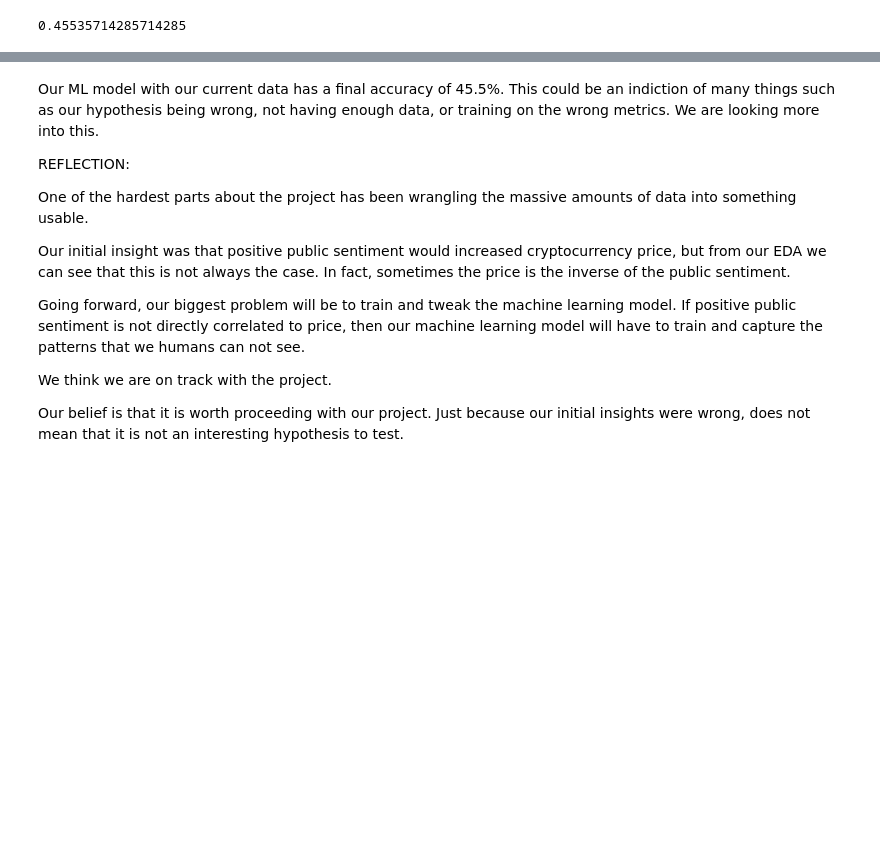
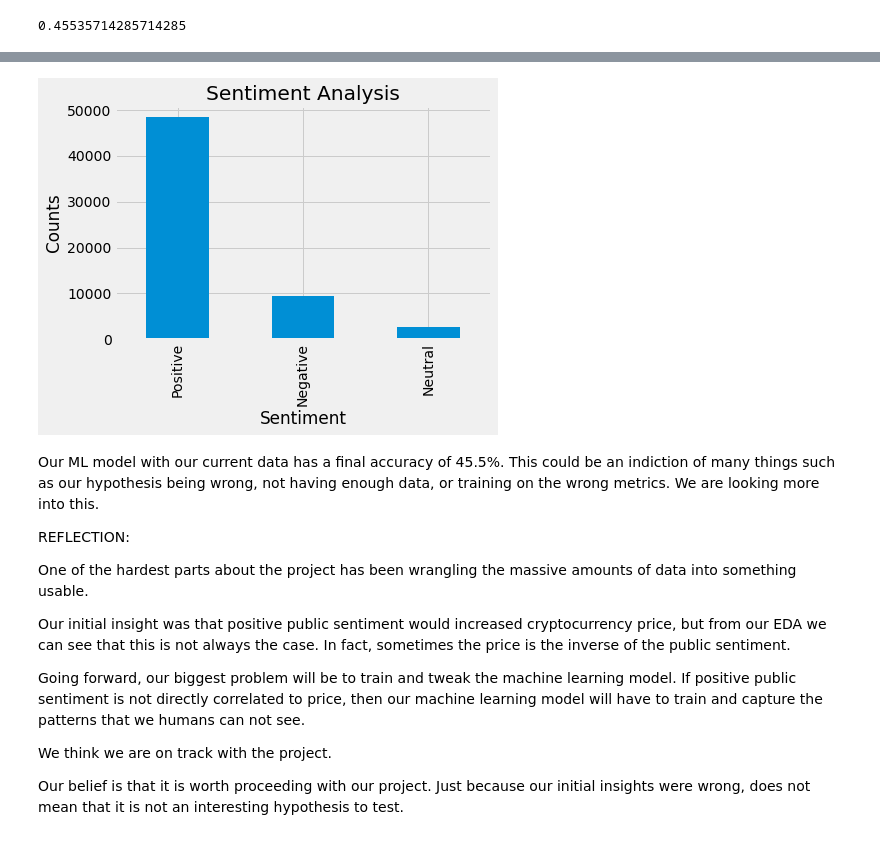
Before and after one commit to uic-cs418/cs418-spring22-sixth-sense, a Jupyter notebook: CS418_Sixth_Sense.ipynb, the cells around one changed output, grey strips where cells are left out. Drawn from its saved outputs; the diff is of its cells as text; code cells hidden in the pictures; blank space fills up the shorter version.

```diff
--- a/CS418_Sixth_Sense.ipynb
+++ b/CS418_Sixth_Sense.ipynb
@@ -368,0 +402,10 @@ sklearn.metrics.accuracy_score(y_train,y_predict)
+# %%
+btc = pd.read_json("news.json")
+
+#First Data Set
+btc = btc[btc["text"].str.contains("Bitcoin | BTC") == True]
+
+#second data Set
+bitcoinTalk = pd.read_json("bitcointalk.json")
+bitcoin = bitcoinTalk[bitcoinTalk["text"].str.contains("Bitcoin | BTC") == True]
+#bitcoin
@@ -369,3 +543,15 @@ sklearn.metrics.accuracy_score(y_train,y_predict)
+# %%
+# Show the value counts
+btc['Analysis'].value_counts()
+
+# Plot and visualize the counts
+plt.title('Sentiment Analysis')
+plt.xlabel('Sentiment')
+plt.ylabel('Counts')
+btc['Analysis'].value_counts().plot(kind='bar')
+plt.show()
+# %% [output]
+[figure, added]
 # %% [markdown]
 Our ML model with our current data has a final accuracy of 45.5%. This could be an indiction of many things such as our hypothesis being wrong, not having enough data, or training on the wrong metrics. We are looking more into this.
 
```
Also changed, not shown: parts of 8 cells of this notebook.
